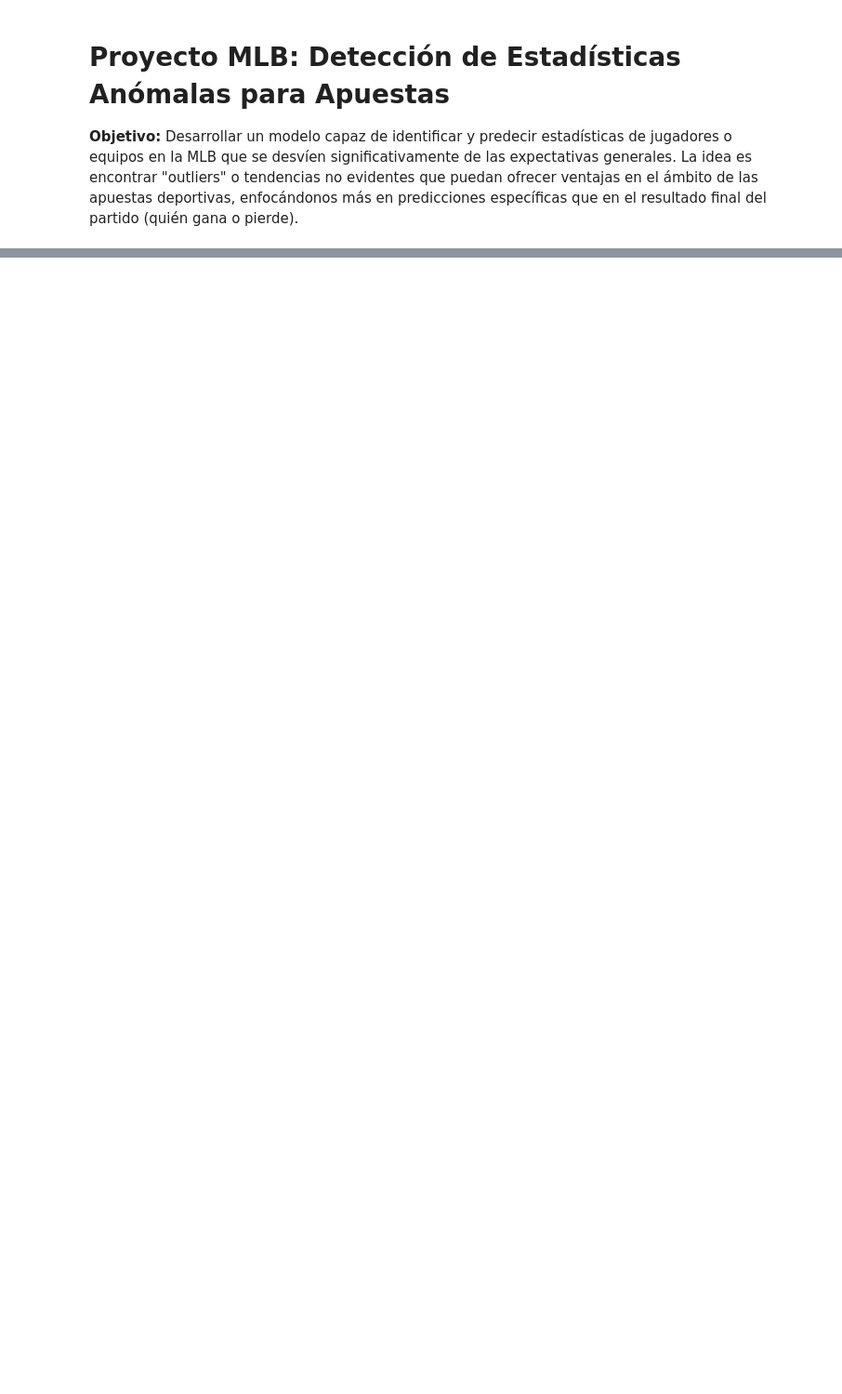
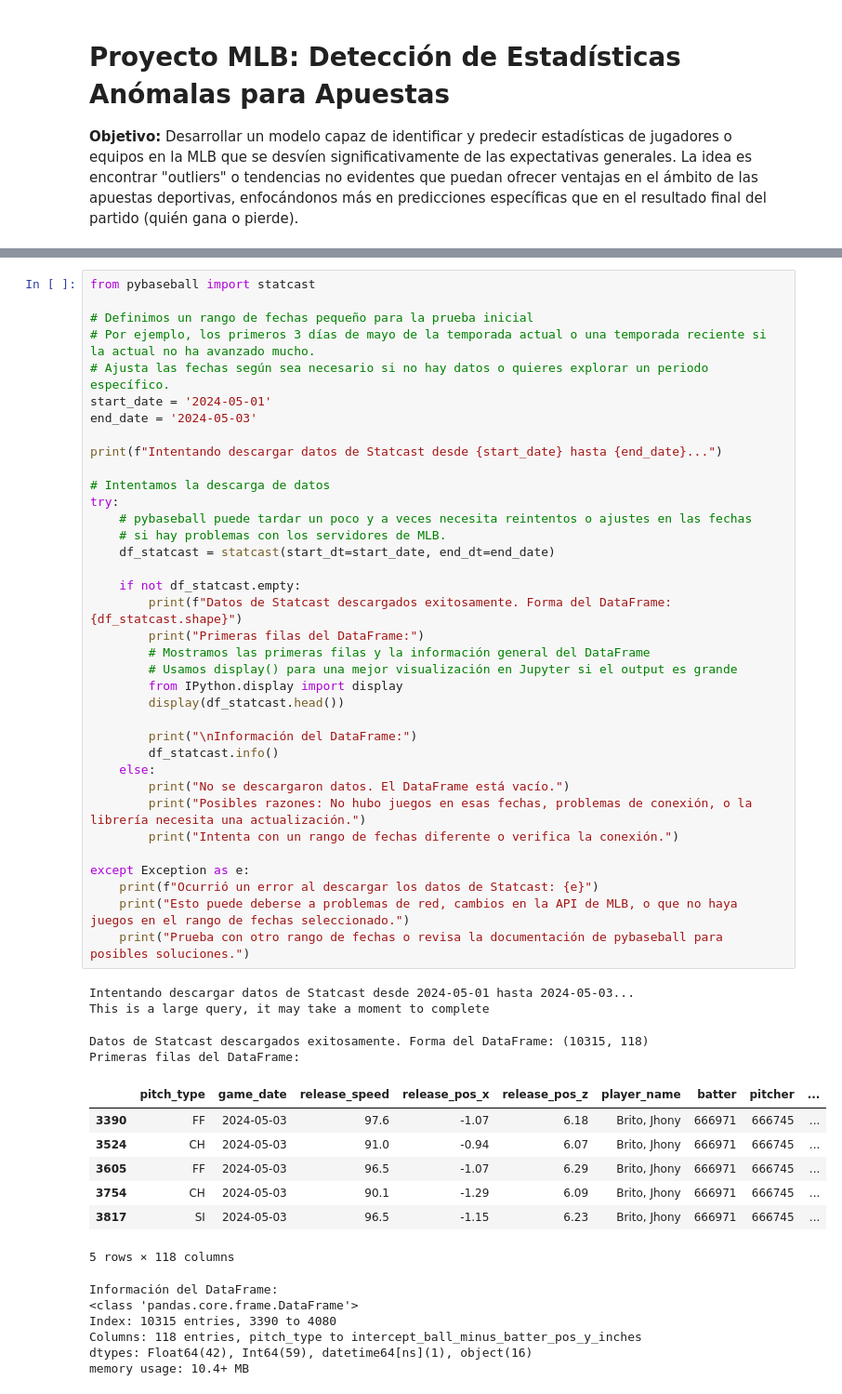
Before and after one commit to diego-mercadoc/MLB, a Jupyter notebook: MLB_Anomaly_Detection.ipynb, the cells around one changed output, grey strips where cells are left out. Shown at 93% size. Saved outputs shown, nothing was run; the diff lists cells and outputs as text; blank space fills up the shorter version.

```diff
--- a/MLB_Anomaly_Detection.ipynb
+++ b/MLB_Anomaly_Detection.ipynb
@@ -17,0 +32,54 @@ ModuleNotFoundError: No module named 'pandas'
+# %%
+from pybaseball import statcast
+
+# Definimos un rango de fechas pequeño para la prueba inicial
+# Por ejemplo, los primeros 3 días de mayo de la temporada actual o una temporada reciente si la actual no ha avanzado mucho.
+# Ajusta las fechas según sea necesario si no hay datos o quieres explorar un periodo específico.
+start_date = '2024-05-01'
+end_date = '2024-05-03'
+
+print(f"Intentando descargar datos de Statcast desde {start_date} hasta {end_date}...")
+
+# Intentamos la descarga de datos
+try:
+    # pybaseball puede tardar un poco y a veces necesita reintentos o ajustes en las fechas
+    # si hay problemas con los servidores de MLB.
+    df_statcast = statcast(start_dt=start_date, end_dt=end_date)
+
+    if not df_statcast.empty:
+        print(f"Datos de Statcast descargados exitosamente. Forma del DataFrame: {df_statcast.shape}")
+        print("Primeras filas del DataFrame:")
+        # Mostramos las primeras filas y la información general del DataFrame
+        # Usamos display() para una mejor visualización en Jupyter si el output es grande
+        from IPython.display import display
+        display(df_statcast.head())
+
+        print("\nInformación del DataFrame:")
+        df_statcast.info()
+    else:
+        print("No se descargaron datos. El DataFrame está vacío.")
+        print("Posibles razones: No hubo juegos en esas fechas, problemas de conexión, o la librería necesita una actualización.")
+        print("Intenta con un rango de fechas diferente o verifica la conexión.")
+
+except Exception as e:
+    print(f"Ocurrió un error al descargar los datos de Statcast: {e}")
+    print("Esto puede deberse a problemas de red, cambios en la API de MLB, o que no haya juegos en el rango de fechas seleccionado.")
+    print("Prueba con otro rango de fechas o revisa la documentación de pybaseball para posibles soluciones.")
+# %% [output]
+Intentando descargar datos de Statcast desde 2024-05-01 hasta 2024-05-03...
+This is a large query, it may take a moment to complete
+Datos de Statcast descargados exitosamente. Forma del DataFrame: (10315, 118)
+Primeras filas del DataFrame:
+|  | pitch_type | game_date | release_speed | release_pos_x | release_pos_z | player_name | batter | pitcher | ... |
+| 3390 | FF | 2024-05-03 | 97.6 | -1.07 | 6.18 | Brito, Jhony | 666971 | 666745 | ... |
+| 3524 | CH | 2024-05-03 | 91.0 | -0.94 | 6.07 | Brito, Jhony | 666971 | 666745 | ... |
+| 3605 | FF | 2024-05-03 | 96.5 | -1.07 | 6.29 | Brito, Jhony | 666971 | 666745 | ... |
+| 3754 | CH | 2024-05-03 | 90.1 | -1.29 | 6.09 | Brito, Jhony | 666971 | 666745 | ... |
+| 3817 | SI | 2024-05-03 | 96.5 | -1.15 | 6.23 | Brito, Jhony | 666971 | 666745 | ... |
+5 rows × 118 columns
+Información del DataFrame:
+<class 'pandas.core.frame.DataFrame'>
+Index: 10315 entries, 3390 to 4080
+Columns: 118 entries, pitch_type to intercept_ball_minus_batter_pos_y_inches
+dtypes: Float64(42), Int64(59), datetime64[ns](1), object(16)
+memory usage: 10.4+ MB
```
Also changed, not shown: parts of 13 cells of this notebook.
